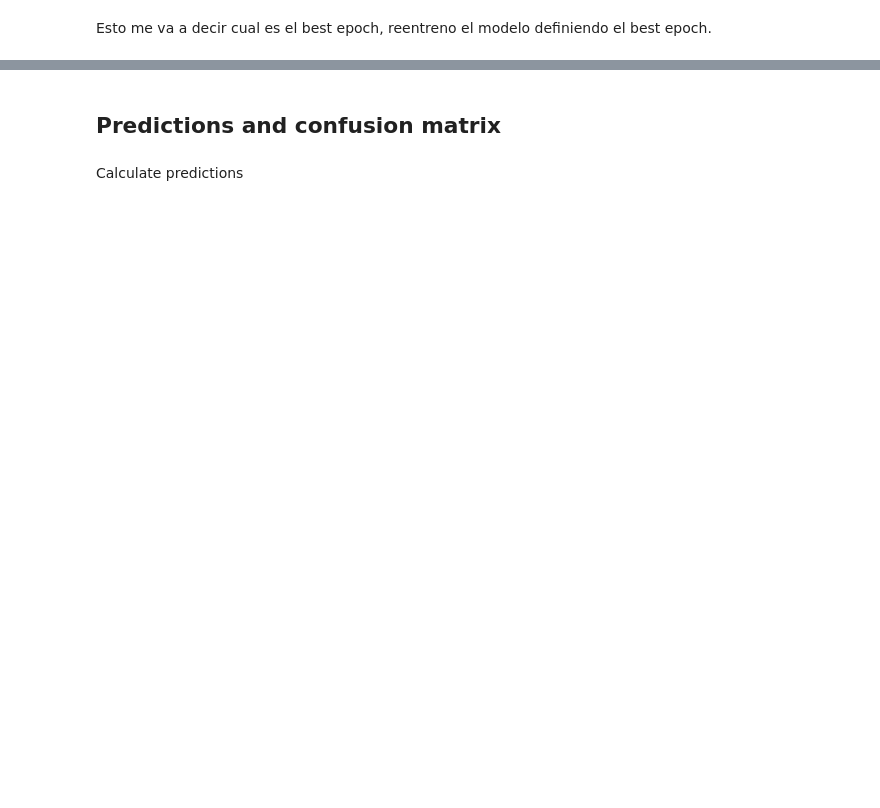
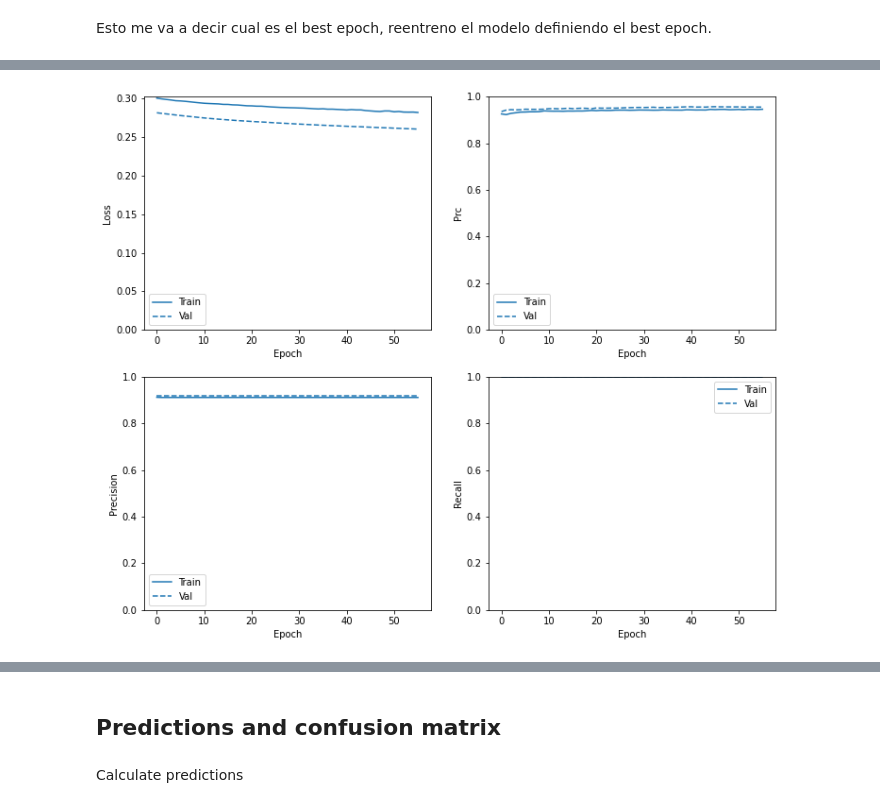
Before and after one commit to guillermodean/TTM_pamplona_NN, a Jupyter notebook: TTM-CNN.ipynb, the cells around one changed output, grey strips where cells are left out. Saved outputs shown, nothing was run; the diff lists cells and outputs as text; code cells hidden in the pictures; blank space fills up the shorter version.

```diff
--- a/TTM-CNN.ipynb
+++ b/TTM-CNN.ipynb
@@ -654,0 +644,4 @@ KeyboardInterrupt:
+# %%
+model = make_model()
+model.load_weights(initial_weights)
+baseline_history=model.fit(x=X_train,y=y_train, validation_split=0.1,batch_size=BATCH_SIZE,epochs=100,callbacks=[early_stopping] , verbose=1)
@@ -657 +695,24 @@ Esto me va a decir cual es el best epoch, reentreno el modelo definiendo el best
+# %%
+def plot_metrics(history):
+  metrics = ['loss', 'prc', 'precision', 'recall']
+  for n, metric in enumerate(metrics):
+    name = metric.replace("_"," ").capitalize()
+    plt.subplot(2,2,n+1)
+    plt.plot(history.epoch, history.history[metric], color=colors[0], label='Train')
+    plt.plot(history.epoch, history.history['val_'+metric],
+             color=colors[0], linestyle="--", label='Val')
+    plt.xlabel('Epoch')
+    plt.ylabel(name)
+    if metric == 'loss':
+      plt.ylim([0, plt.ylim()[1]])
+    elif metric == 'auc':
+      plt.ylim([0.8,1])
+    else:
+      plt.ylim([0,1])
+
+    plt.legend()
+# %%
+plot_metrics(baseline_history)
+# %% [output]
+[figure, added]
 # %%
```
Also changed, not shown: parts of 28 cells of this notebook, 1 other file.
